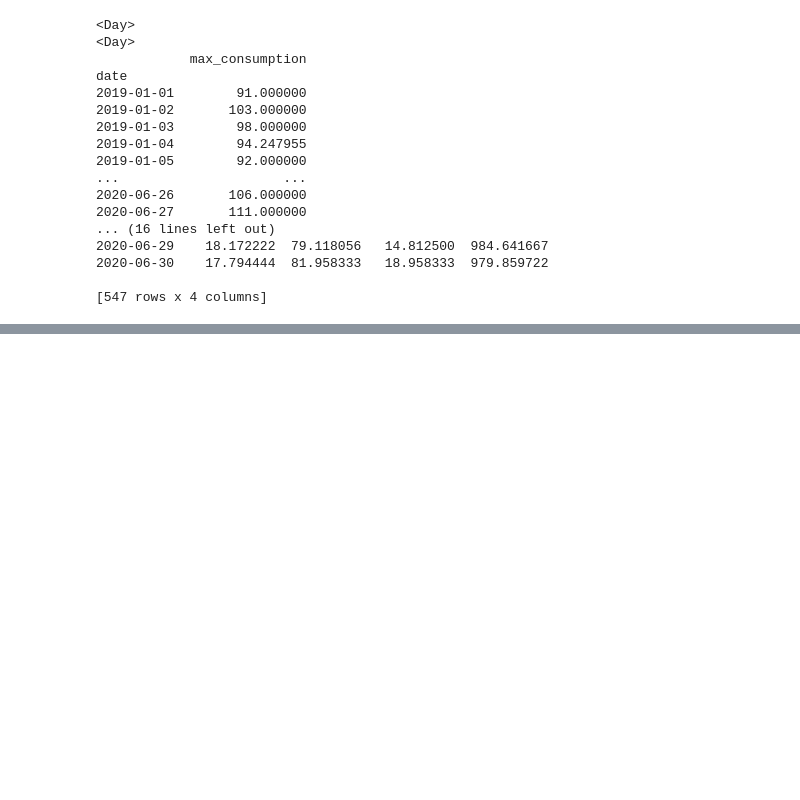
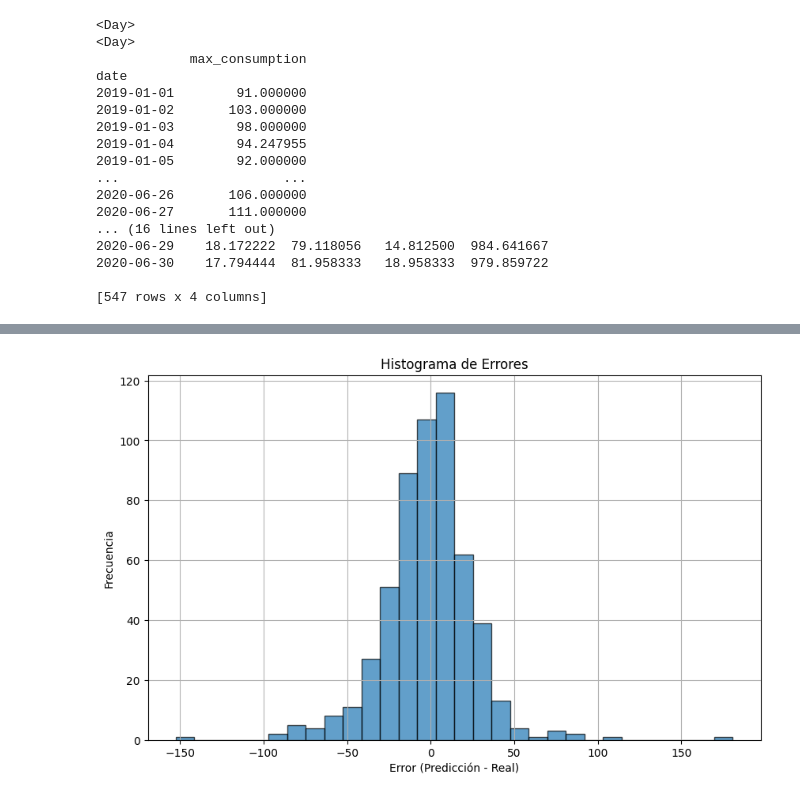
Before and after one commit to Patrick-221/Proyecto-Subestaciones-IA, a Jupyter notebook: SARIMAX.ipynb, the cells around one changed output, grey strips where cells are left out. Cells and saved outputs as stored; diff of their text form; code cells hidden in the pictures; blank space fills up the shorter version.

```diff
--- a/SARIMAX.ipynb
+++ b/SARIMAX.ipynb
@@ -358,0 +372,13 @@ plt.show()
+# %%
+errors2 = daily_max_consumption2['max_consumption'] - pred_mean_b2
+
+# Crear el histograma de los errores
+plt.figure(figsize=(10, 6))
+plt.hist(errors2, bins=30, edgecolor='black', alpha=0.7)
+plt.title('Histograma de Errores')
+plt.xlabel('Error (Predicción - Real)')
+plt.ylabel('Frecuencia')
+plt.grid(True)
+plt.show()
+# %% [output]
+[figure, added]
```
Also changed, not shown: parts of 6 cells of this notebook.
